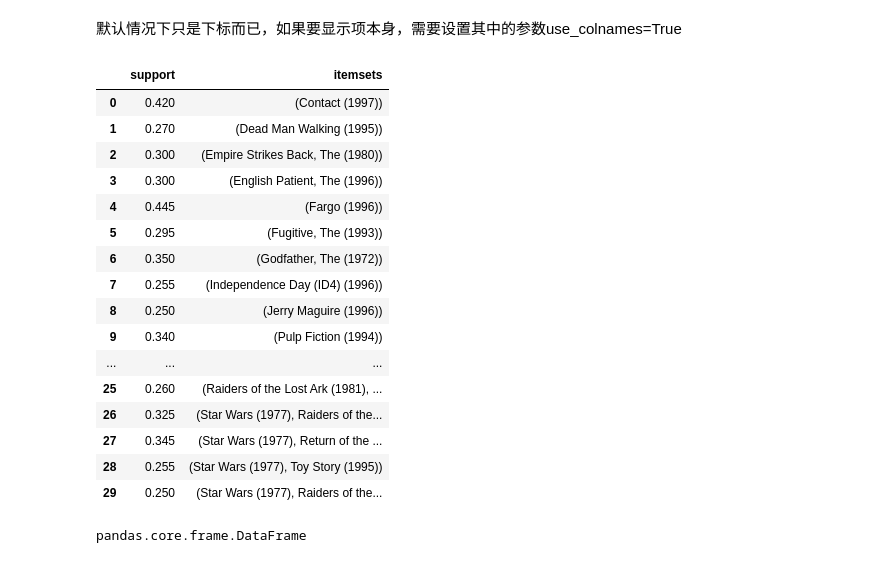
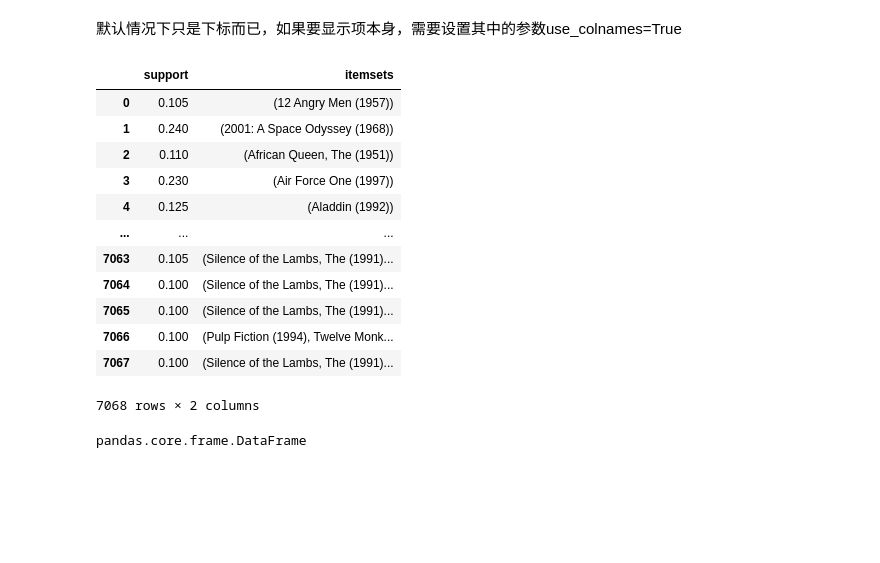
Before and after one commit to byaxb/DataMiningExperiments, a Jupyter notebook: ch04_电影推荐B.ipynb, the cells around one changed output. Cells and saved outputs as stored; diff of their text form; code cells hidden in the pictures; blank space fills up the shorter version.

```diff
--- a/ch04_电影推荐B.ipynb
+++ b/ch04_电影推荐B.ipynb
@@ -26,3 +27,6 @@ def gen_freq_1_itemsets_candidates(trans_list):
                 C1.append([item])
     C1.sort()
     return list(map(frozenset, C1))
+# %%
+x = ['1', '2', '3', '4']
+list(map(frozenset, x))
@@ -31,3 +37,9 @@ def gen_freq_1_itemsets_candidates(trans_list):
 * trans_db: transactions data base, actually the transaction records in list
 * Ck: candidates for k-itemset
 * support_counts: support count = support * length of transaction records
+# %%
+demo_list = []
+demo_dict = {'key1':123, 'key2':456}
+for key in demo_dict:
+    demo_list.append(key)
+demo_list
@@ -405,23 +409,19 @@ apriori(df, min_support=0.5, use_colnames=False, max_len=None, verbose=0, low_me
 # %% [markdown]
 默认情况下只是下标而已，如果要显示项本身，需要设置其中的参数use_colnames=True
 # %%
-apriori(trans_df, min_support= 50 / trans_df.shape[0] , use_colnames=True)
+apriori(trans_df, min_support= 20 / trans_df.shape[0] , use_colnames=True)
 # %% [output]
 |  | support | itemsets |
-| 0 | 0.420 | (Contact (1997)) |
-| 1 | 0.270 | (Dead Man Walking (1995)) |
-| 2 | 0.300 | (Empire Strikes Back, The (1980)) |
-| 3 | 0.300 | (English Patient, The (1996)) |
-| 4 | 0.445 | (Fargo (1996)) |
-| 5 | 0.295 | (Fugitive, The (1993)) |
-| 6 | 0.350 | (Godfather, The (1972)) |
-| 7 | 0.255 | (Independence Day (ID4) (1996)) |
-| 8 | 0.250 | (Jerry Maguire (1996)) |
-| 9 | 0.340 | (Pulp Fiction (1994)) |
+| 0 | 0.105 | (12 Angry Men (1957)) |
+| 1 | 0.240 | (2001: A Space Odyssey (1968)) |
+| 2 | 0.110 | (African Queen, The (1951)) |
+| 3 | 0.230 | (Air Force One (1997)) |
+| 4 | 0.125 | (Aladdin (1992)) |
 | ... | ... | ... |
-| 25 | 0.260 | (Raiders of the Lost Ark (1981), ... |
-| 26 | 0.325 | (Star Wars (1977), Raiders of the... |
-| 27 | 0.345 | (Star Wars (1977), Return of the ... |
-| 28 | 0.255 | (Star Wars (1977), Toy Story (1995)) |
-| 29 | 0.250 | (Star Wars (1977), Raiders of the... |
+| 7063 | 0.105 | (Silence of the Lambs, The (1991)... |
+| 7064 | 0.100 | (Silence of the Lambs, The (1991)... |
+| 7065 | 0.100 | (Silence of the Lambs, The (1991)... |
+| 7066 | 0.100 | (Pulp Fiction (1994), Twelve Monk... |
+| 7067 | 0.100 | (Silence of the Lambs, The (1991)... |
+7068 rows × 2 columns
 # %%
```
Also changed, not shown: parts of 46 cells of this notebook, 1 other file.
